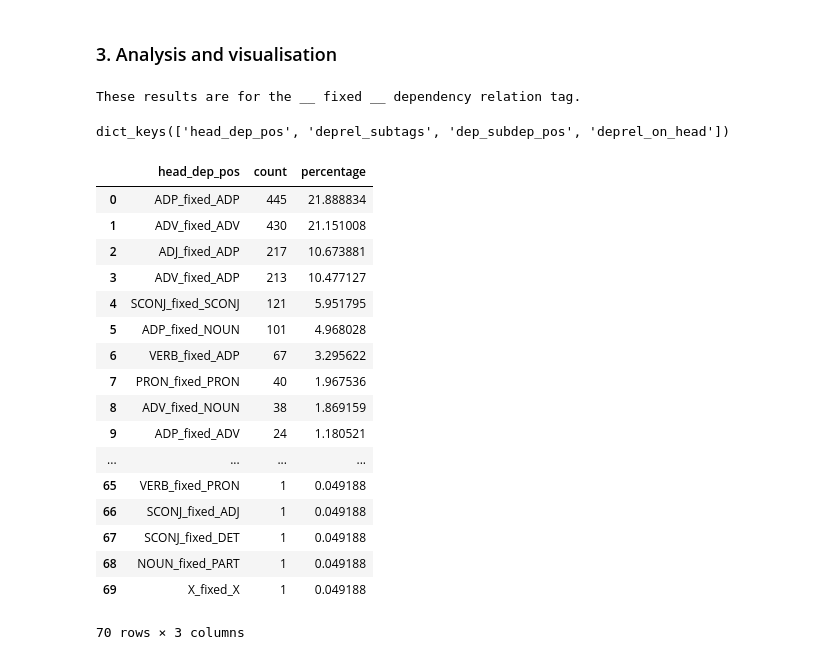
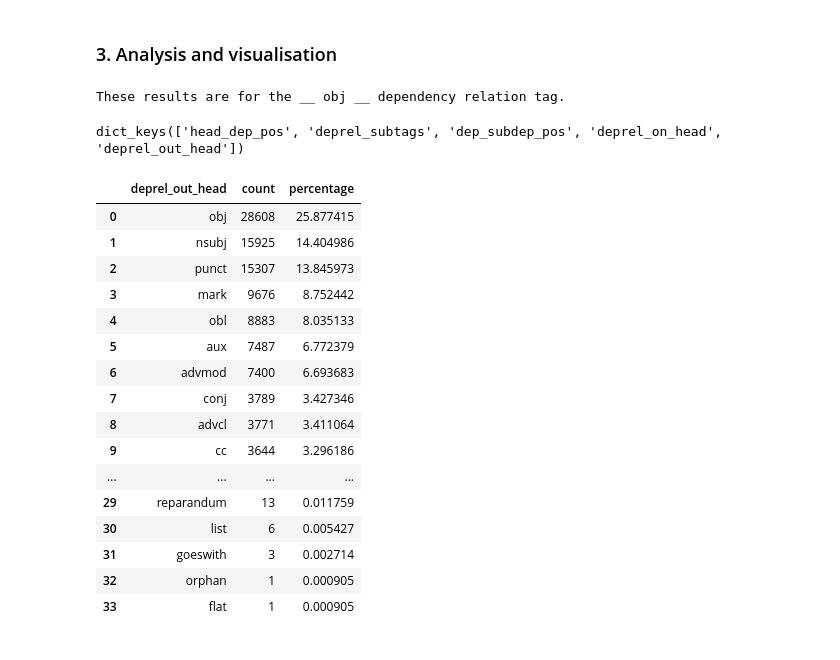
Before and after one commit to siyanapavlova/AMR_annotations, a Jupyter notebook: UD-Corpora-Analysis/UD_analyser.ipynb, the cells around one changed output. Drawn from its saved outputs; the diff is of its cells as text; code cells hidden in the pictures.

```diff
--- a/UD-Corpora-Analysis/UD_analyser.ipynb
+++ b/UD-Corpora-Analysis/UD_analyser.ipynb
@@ -403,6 +422,7 @@ def basic_statistics(UDdeprel_list):
     2.  dep_subdep_pos  | identifies the prototypical dep-subdep POS pair and their dependency relation. returns a table
                             with the counts and percentage of the occurrence across the corpora.
     3a. deprel_on_head     | identifies the prototypical dependency relation that lands on the head.
+    3b. deprel_out_head    | identifies the most common dependency relation that exits the head
     '''
 
 
@@ -489,7 +509,23 @@ def basic_statistics(UDdeprel_list):
     # dep_rels that exit the head, (iii) most common subsets of dep_rels that exit the head [using intersection]...
     # filter off heads with single dep_rels [already inferable from (i)]
 
-        # not clear if relevant yet.
+    # "mine" the children nodes of the governor
+    [data[i].head.find_deps(UDen_sent_parsedlist) for i in range(len(data))]
+
+    __deprel_out_head = ["none" if dependent.head.deps == None
+                        else dep_of_gov.deprel for dependent in data if dependent.head.deps !=None
+                         for dep_of_gov in dependent.head.deps]
+
+    __deprel_out_head_counter = collections.Counter(x for x in __deprel_out_head if x)
+
+    df_3b = pd.DataFrame.from_dict(__deprel_out_head_counter, orient='index').reset_index()
+    df_3b.columns = ["deprel_out_head", "count"]
+    df_3b.sort_values(by="count", ascending=False, inplace=True)
+    df_3b.reset_index(drop=True,inplace=True)
+    df_3b["percentage"] = df_3b["count"].copy()
+    df_3b["percentage"] =  df_3b["percentage"]/df_3b["count"].sum()*100
+
+    basic_stats["deprel_out_head"] = df_3b
 
     # =+=+=+==+=+=+==+=+=+==+=+=+==+=+=+==+=+=+==+=+=+==+=+=+==+=+=+==+=+=+==+=+=+==+=+=+=
     # 5. heatmap of the head data and the dependent data. e.g. identify correlation across the dataset.
@@ -499,35 +535,34 @@ def basic_statistics(UDdeprel_list):
     return basic_stats
 # %%
 # load the pickle file for the dependency relation you are interested in.
-data = pickleloader("./UDdeprel_data/fixed_UDdeprel_pkl")
+data = pickleloader("./UDdeprel_data/obj_UDdeprel_pkl")
 
 # run the basic_statistics function on the data
 result = basic_statistics(data)
 # %% [output]
-These results are for the __ fixed __ dependency relation tag.
+These results are for the __ obj __ dependency relation tag.
 # %%
 # see available information, stored in keys of a dictionary in the results
 print(result.keys())
 
 # access the results via the keys
-result["head_dep_pos"]
+result["deprel_out_head"]
 # %% [output]
-dict_keys(['head_dep_pos', 'deprel_subtags', 'dep_subdep_pos', 'deprel_on_head'])
+dict_keys(['head_dep_pos', 'deprel_subtags', 'dep_subdep_pos', 'deprel_on_head', 'deprel_out_head'])
-|  | head_dep_pos | count | percentage |
-| 0 | ADP_fixed_ADP | 445 | 21.888834 |
-| 1 | ADV_fixed_ADV | 430 | 21.151008 |
-| 2 | ADJ_fixed_ADP | 217 | 10.673881 |
-| 3 | ADV_fixed_ADP | 213 | 10.477127 |
-| 4 | SCONJ_fixed_SCONJ | 121 | 5.951795 |
-| 5 | ADP_fixed_NOUN | 101 | 4.968028 |
-| 6 | VERB_fixed_ADP | 67 | 3.295622 |
-| 7 | PRON_fixed_PRON | 40 | 1.967536 |
-| 8 | ADV_fixed_NOUN | 38 | 1.869159 |
-| 9 | ADP_fixed_ADV | 24 | 1.180521 |
+|  | deprel_out_head | count | percentage |
+| 0 | obj | 28608 | 25.877415 |
+| 1 | nsubj | 15925 | 14.404986 |
+| 2 | punct | 15307 | 13.845973 |
+| 3 | mark | 9676 | 8.752442 |
+| 4 | obl | 8883 | 8.035133 |
+| 5 | aux | 7487 | 6.772379 |
+| 6 | advmod | 7400 | 6.693683 |
+| 7 | conj | 3789 | 3.427346 |
+| 8 | advcl | 3771 | 3.411064 |
+| 9 | cc | 3644 | 3.296186 |
 | ... | ... | ... | ... |
-| 65 | VERB_fixed_PRON | 1 | 0.049188 |
-| 66 | SCONJ_fixed_ADJ | 1 | 0.049188 |
-| 67 | SCONJ_fixed_DET | 1 | 0.049188 |
-| 68 | NOUN_fixed_PART | 1 | 0.049188 |
-| 69 | X_fixed_X | 1 | 0.049188 |
+| 29 | reparandum | 13 | 0.011759 |
+| 30 | list | 6 | 0.005427 |
+| 31 | goeswith | 3 | 0.002714 |
+| 32 | orphan | 1 | 0.000905 |
+| 33 | flat | 1 | 0.000905 |
-70 rows × 3 columns
```
Also changed, not shown: parts of 2 cells of this notebook, 2 other files.
